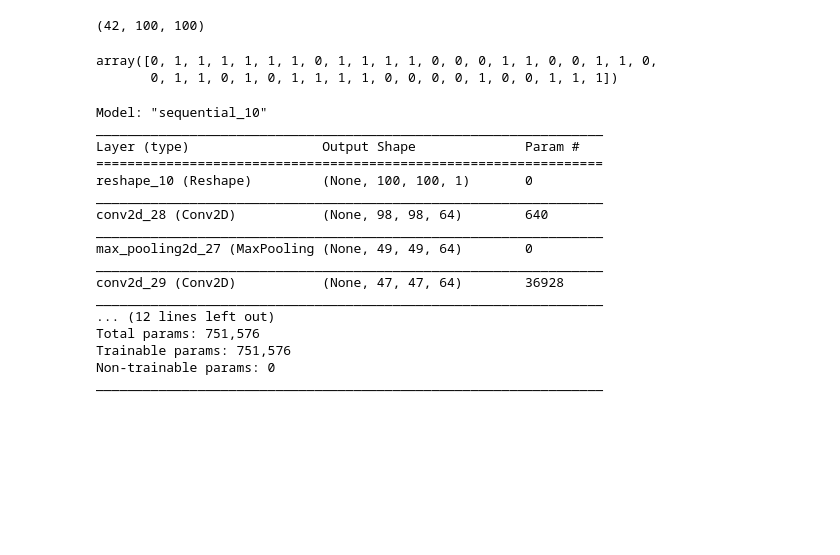
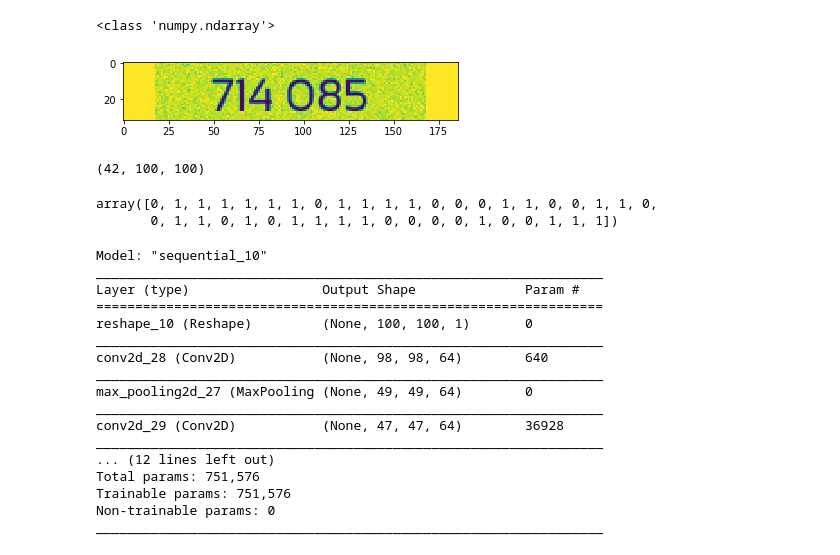
Before and after one commit to vance-coder/interview, a Jupyter notebook: DL/CNN.ipynb, the cells around one changed output. Drawn from its saved outputs; the diff is of its cells as text; code cells hidden in the pictures; blank space fills up the shorter version.

```diff
--- a/DL/CNN.ipynb
+++ b/DL/CNN.ipynb
@@ -9,37 +9,40 @@ def image_preporcess(image, target_size):
 
     # resize 尺寸
     ih, iw = target_size
     # 原始图片尺寸
     h,  w = image.shape
 
     # 计算缩放后图片尺寸
     scale = min(iw/w, ih/h)
     nw, nh = int(scale * w), int(scale * h)
     image_resized = cv2.resize(image, (nw, nh))
 
     # 创建一张画布，画布的尺寸就是目标尺寸
     # fill_value=120为灰色画布
-    image_paded = np.full(shape=[ih, iw], fill_value=120)
+    image_paded = np.full(shape=[ih, iw], fill_value=255)
     dw, dh = (iw - nw) // 2, (ih-nh) // 2
 
     # 将缩放后的图片放在画布中央
     image_paded[dh:nh+dh, dw:nw+dw] = image_resized
 
 #     # 将图片转为灰度图
 #     img_gray = cv2.cvtColor(image_paded,cv2.COLOR_RGB2GRAY)
 
     # 归一化处理
     image_paded = image_paded / 255.
 
     return image_paded
 
 if __name__=="__main__":
     # TODO cv2.imread(image_path, 0) 读取灰度图像
-    image_path = "/Users/liuliangjun/PycharmProjects/vance/images/girls/002_1.png"
+    image_path = "/Users/liuliangjun/Downloads/images/train/7387_714 085.png"
     image = cv2.imread(image_path, 0)
-    img=image_preporcess(image,(100,100))
-
+    img=image_preporcess(image,(32,186))
+    print(type(img))
     plt.imshow(img)
+# %% [output]
+<class 'numpy.ndarray'>
+[figure, added]
 # %%
 from glob import glob
 image_path = '/Users/liuliangjun/PycharmProjects/vance/images/girls/*'
```
Also changed, not shown: 3 other files.
